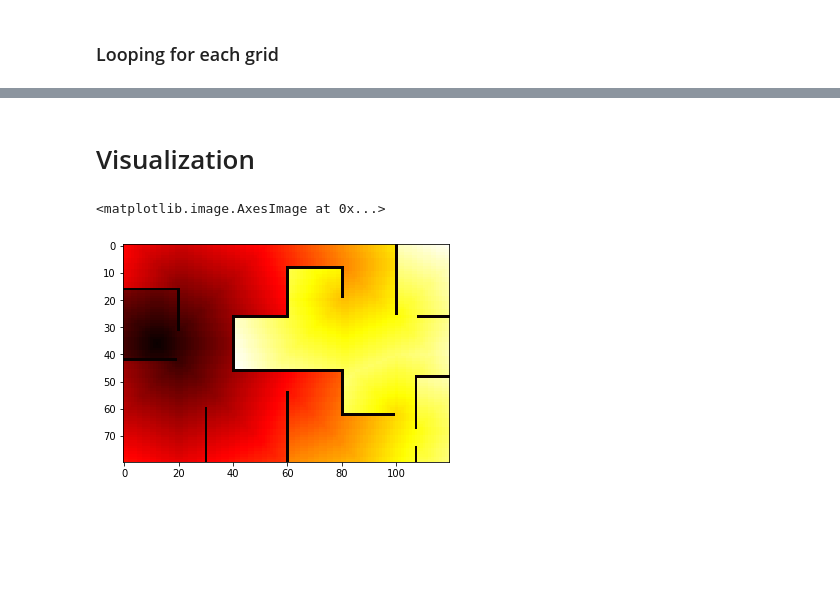
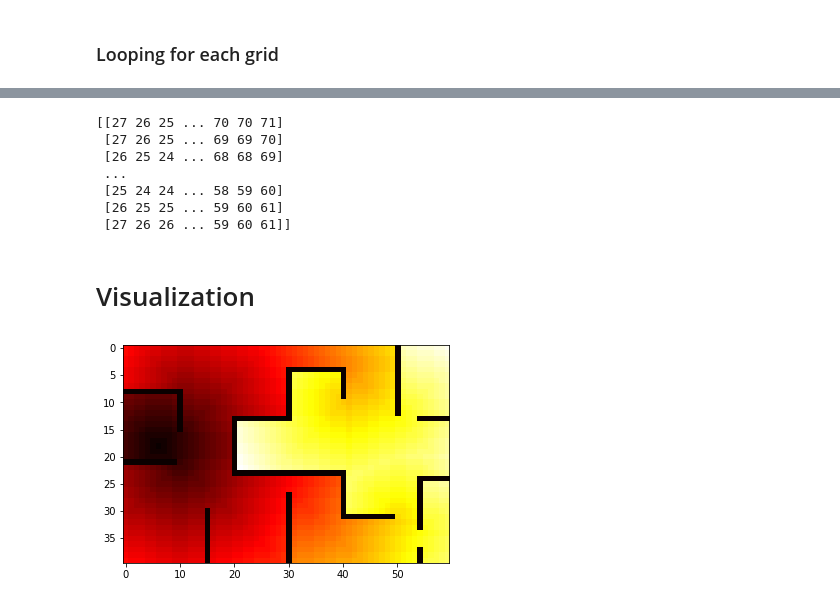
Before and after one commit to azhar-ikhtiarudin/uav-path-planning-algorithm, a Jupyter notebook: scripts/path_dist/pathdist.ipynb, the cells around one changed output, grey strips where cells are left out. Saved outputs shown, nothing was run; the diff lists cells and outputs as text; code cells hidden in the pictures; blank space fills up the shorter version.

```diff
--- a/scripts/path_dist/pathdist.ipynb
+++ b/scripts/path_dist/pathdist.ipynb
@@ -346,15 +359,23 @@ Error:
 # %%
-# DF = pd.DataFrame(pathDist)
-# DF.to_csv('pathDist.csv', index=False, header=False)
-# print(pathDist)
+DF = pd.DataFrame(pathDist)
+DF.to_csv(f'{MAP_X}x{MAP_Y}_pathDist.csv', index=False, header=False)
+print(pathDist)
+# %% [output]
+[[27 26 25 ... 70 70 71]
+ [27 26 25 ... 69 69 70]
+ [26 25 24 ... 68 68 69]
+ ...
+ [25 24 24 ... 58 59 60]
+ [26 25 25 ... 59 60 61]
+ [27 26 26 ... 59 60 61]]
 # %% [markdown]
 # Visualization
 # %%
 import pandas as pd
 import matplotlib.pyplot as plt
 # %%
-pathDist = pd.read_csv('pathDist.csv', header=None, dtype='int32')
+pathDist = pd.read_csv(f'{MAP_X}x{MAP_Y}_pathDist.csv', header=None, dtype='int32')
 plt.imshow(pathDist, cmap='hot', interpolation='nearest')
+plt.savefig(f'{MAP_X}x{MAP_Y}_pathDist.png')
 # %% [output]
-<matplotlib.image.AxesImage at 0x...>
-[figure, old version]
+[figure, new version]
```
Also changed, not shown: parts of 6 cells of this notebook, 5 other files.
